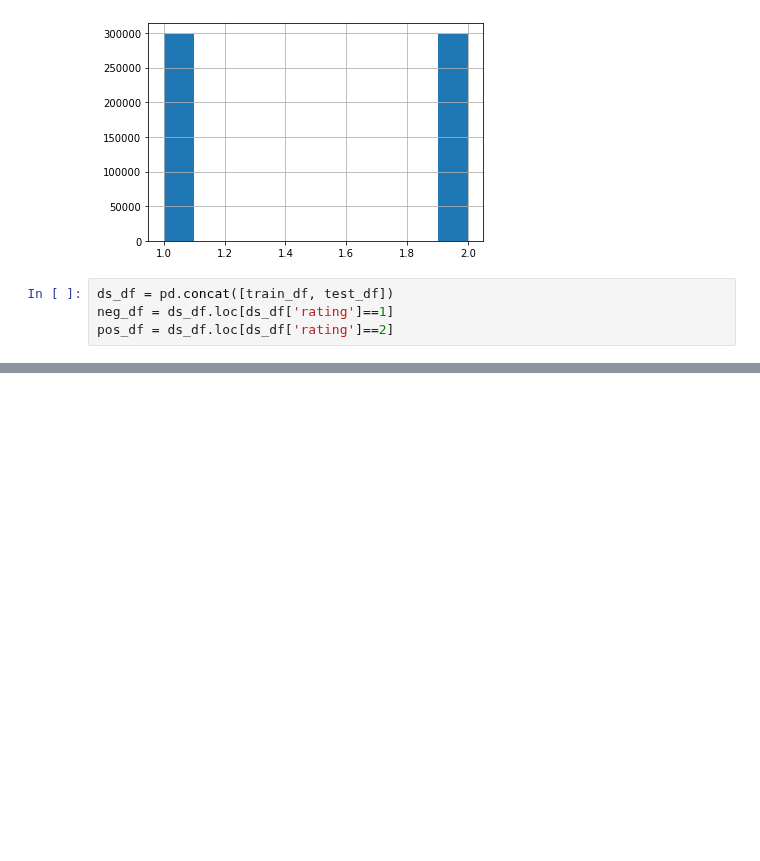
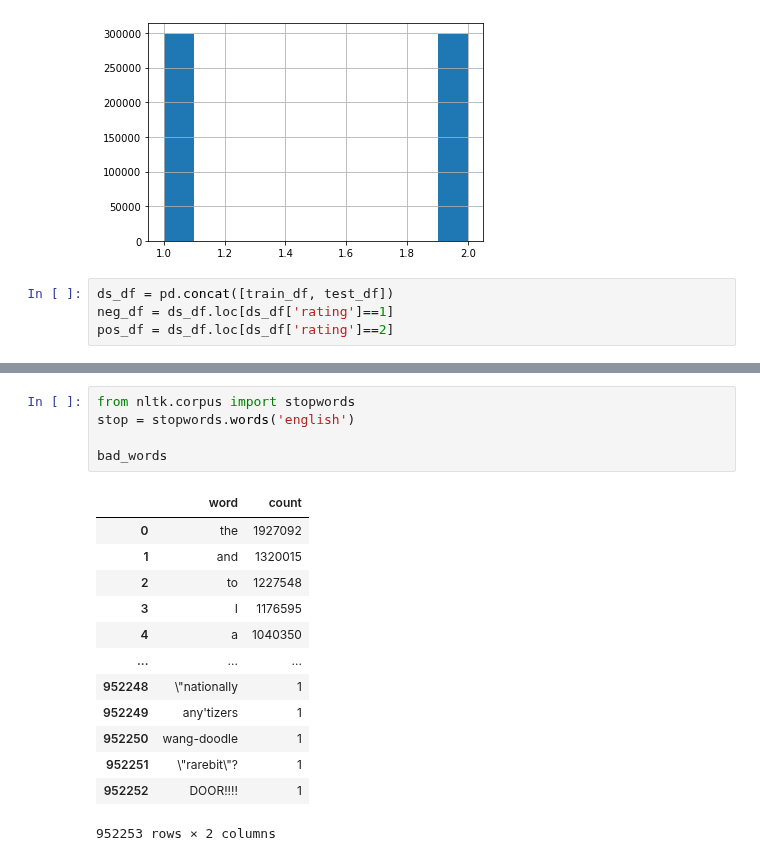
Before and after one commit to billbai0102/DeepLearning, a Jupyter notebook: Yelp Reviews (Sentiment)/preprocess.ipynb, the cells around one changed output, grey strips where cells are left out. Drawn from its saved outputs; the diff is of its cells as text; blank space fills up the shorter version.

```diff
--- a/Yelp Reviews (Sentiment)/preprocess.ipynb
+++ b/Yelp Reviews (Sentiment)/preprocess.ipynb
@@ -59,0 +71,19 @@ KeyError: 1
+# %%
+from nltk.corpus import stopwords
+stop = stopwords.words('english')
+
+bad_words
+# %% [output]
+|  | word | count |
+| 0 | the | 1927092 |
+| 1 | and | 1320015 |
+| 2 | to | 1227548 |
+| 3 | I | 1176595 |
+| 4 | a | 1040350 |
+| ... | ... | ... |
+| 952248 | \"nationally | 1 |
+| 952249 | any'tizers | 1 |
+| 952250 | wang-doodle | 1 |
+| 952251 | \"rarebit\"? | 1 |
+| 952252 | DOOR!!!! | 1 |
+952253 rows × 2 columns
```
Also changed, not shown: parts of 8 cells of this notebook.
